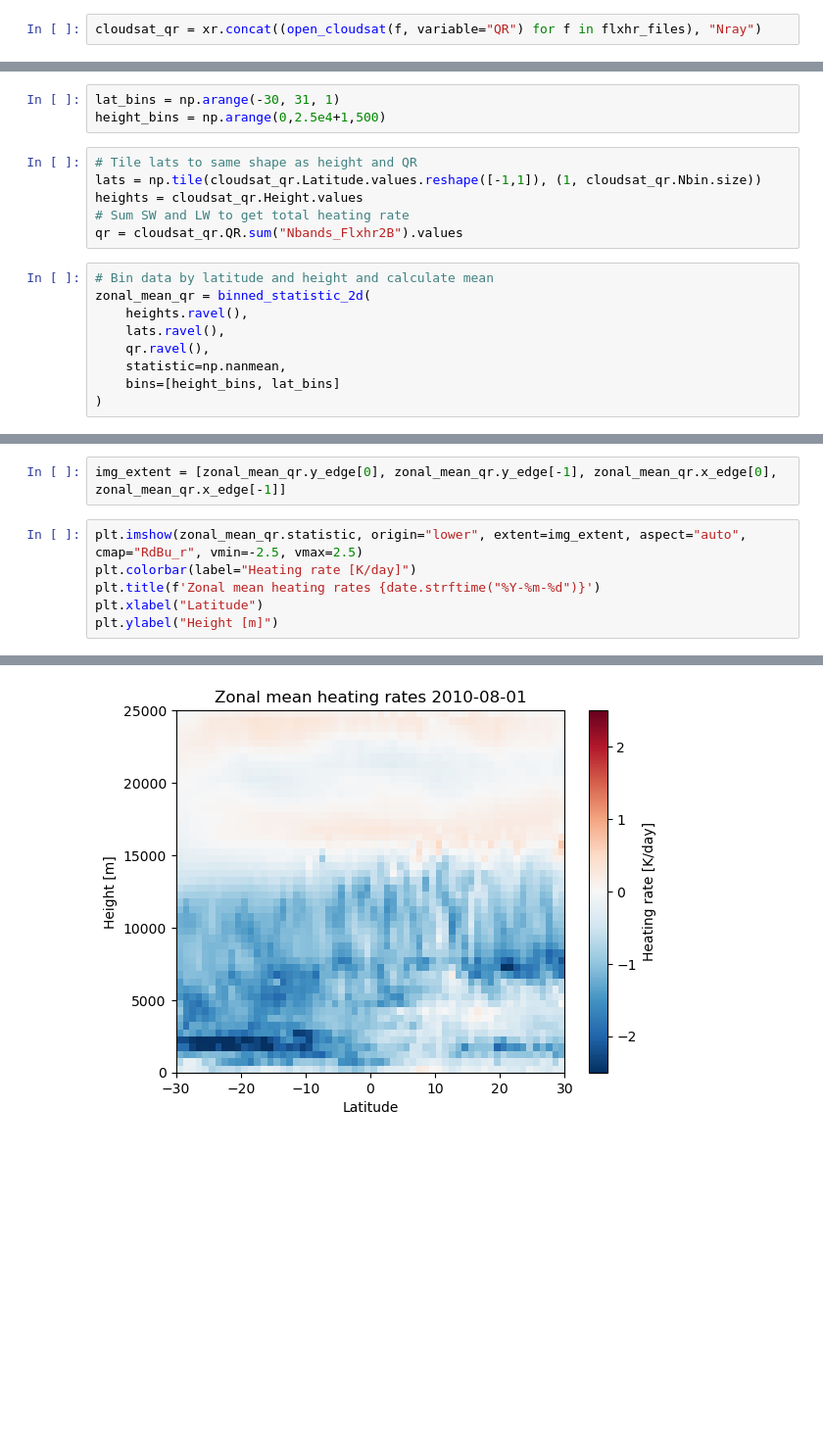
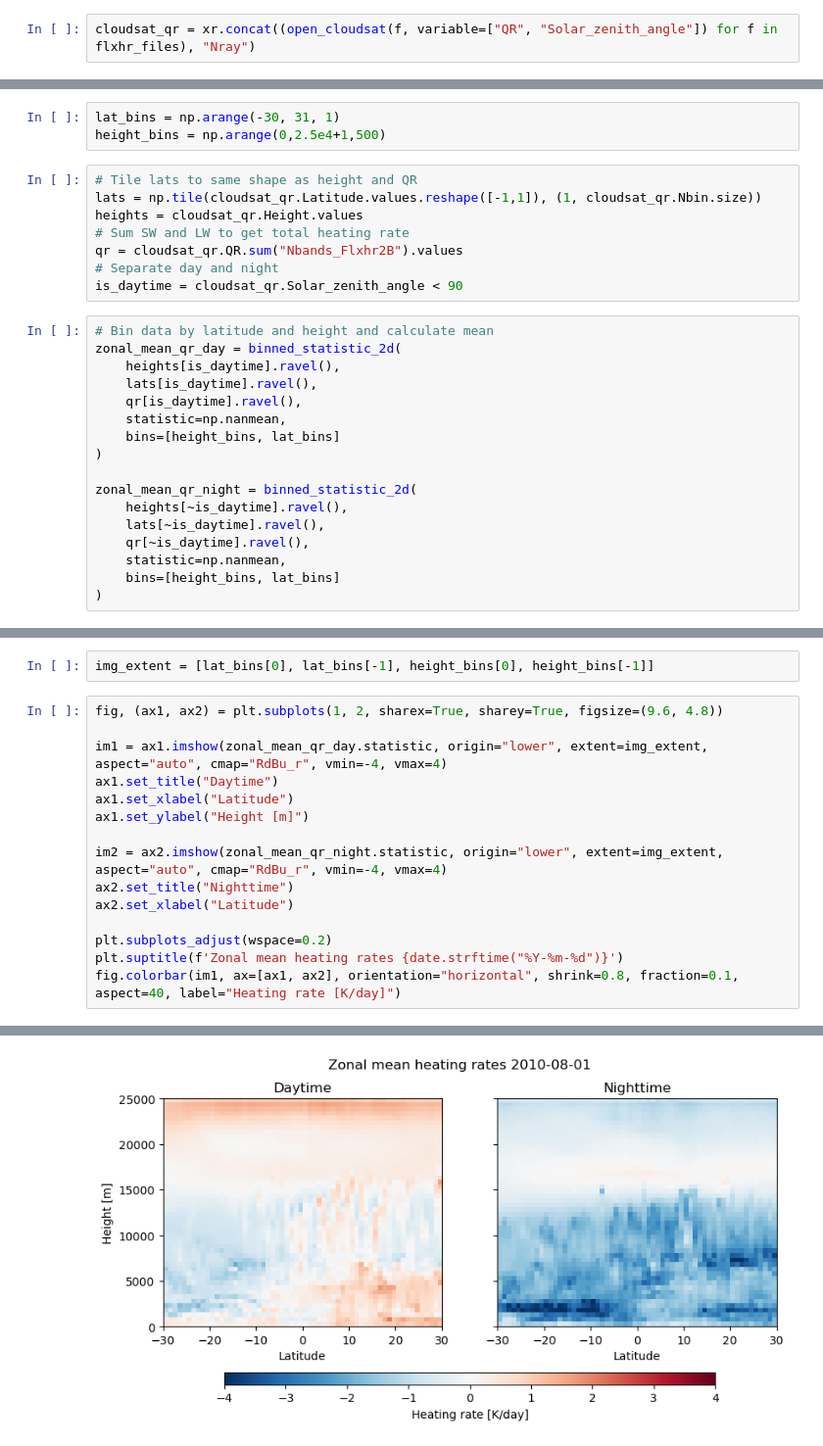
Before and after one commit to w-k-jones/CloudSatiPy, a Jupyter notebook: examples/zonal_heating_rates.ipynb, the cells around one changed output, grey strips where cells are left out. Shown at 98% size. Cells and saved outputs as stored; diff of their text form; blank space fills up the shorter version.

Commit message:
Update heating rates example to separate daytime/nightime

```diff
--- a/examples/zonal_heating_rates.ipynb
+++ b/examples/zonal_heating_rates.ipynb
@@ -56,7 +57,7 @@ Coordinates:
 # %% [markdown]
 Load and concatenate QR field
 # %%
-cloudsat_qr = xr.concat((open_cloudsat(f, variable="QR") for f in flxhr_files), "Nray")
+cloudsat_qr = xr.concat((open_cloudsat(f, variable=["QR", "Solar_zenith_angle"]) for f in flxhr_files), "Nray")
 # %%
 cloudsat_qr
 # %% [output]
@@ -90,13 +101,23 @@ lats = np.tile(cloudsat_qr.Latitude.values.reshape([-1,1]), (1, cloudsat_qr.Nbin
 heights = cloudsat_qr.Height.values
 # Sum SW and LW to get total heating rate
 qr = cloudsat_qr.QR.sum("Nbands_Flxhr2B").values
+# Separate day and night
+is_daytime = cloudsat_qr.Solar_zenith_angle < 90
 # %%
 # Bin data by latitude and height and calculate mean
-zonal_mean_qr = binned_statistic_2d(
-    heights.ravel(),
-    lats.ravel(),
-    qr.ravel(),
+zonal_mean_qr_day = binned_statistic_2d(
+    heights[is_daytime].ravel(),
+    lats[is_daytime].ravel(),
+    qr[is_daytime].ravel(),
     statistic=np.nanmean,
     bins=[height_bins, lat_bins]
 )
+
+zonal_mean_qr_night = binned_statistic_2d(
+    heights[~is_daytime].ravel(),
+    lats[~is_daytime].ravel(),
+    qr[~is_daytime].ravel(),
+    statistic=np.nanmean,
+    bins=[height_bins, lat_bins]
+)
 # %%
@@ -122,9 +143,18 @@ BinnedStatistic2dResult(statistic=array([[-3.38166445e-01, -1.76416710e-01, -2.4
 # %%
-img_extent = [zonal_mean_qr.y_edge[0], zonal_mean_qr.y_edge[-1], zonal_mean_qr.x_edge[0], zonal_mean_qr.x_edge[-1]]
+img_extent = [lat_bins[0], lat_bins[-1], height_bins[0], height_bins[-1]]
 # %%
-plt.imshow(zonal_mean_qr.statistic, origin="lower", extent=img_extent, aspect="auto", cmap="RdBu_r", vmin=-2.5, vmax=2.5)
-plt.colorbar(label="Heating rate [K/day]")
-plt.title(f'Zonal mean heating rates {date.strftime("%Y-%m-%d")}')
-plt.xlabel("Latitude")
-plt.ylabel("Height [m]")
+fig, (ax1, ax2) = plt.subplots(1, 2, sharex=True, sharey=True, figsize=(9.6, 4.8))
+
+im1 = ax1.imshow(zonal_mean_qr_day.statistic, origin="lower", extent=img_extent, aspect="auto", cmap="RdBu_r", vmin=-4, vmax=4)
+ax1.set_title("Daytime")
+ax1.set_xlabel("Latitude")
+ax1.set_ylabel("Height [m]")
+
+im2 = ax2.imshow(zonal_mean_qr_night.statistic, origin="lower", extent=img_extent, aspect="auto", cmap="RdBu_r", vmin=-4, vmax=4)
+ax2.set_title("Nighttime")
+ax2.set_xlabel("Latitude")
+
+plt.subplots_adjust(wspace=0.2)
+plt.suptitle(f'Zonal mean heating rates {date.strftime("%Y-%m-%d")}')
+fig.colorbar(im1, ax=[ax1, ax2], orientation="horizontal", shrink=0.8, fraction=0.1, aspect=40, label="Heating rate [K/day]")
 # %% [output]
@@ -132,4 +162,4 @@ Text(0, 0.5, 'Height [m]')
-[figure, old version]
+[figure, new version]
 # %%
 # Repeat for a different time of year
 date = datetime(2010, 2, 1)
```
Also changed, not shown: parts of 14 cells of this notebook.
